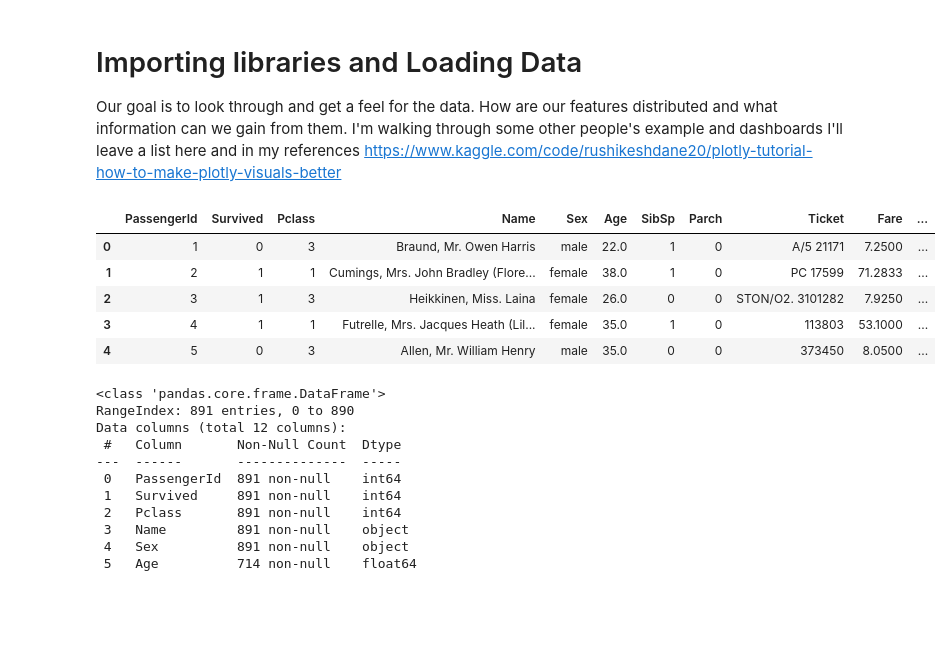
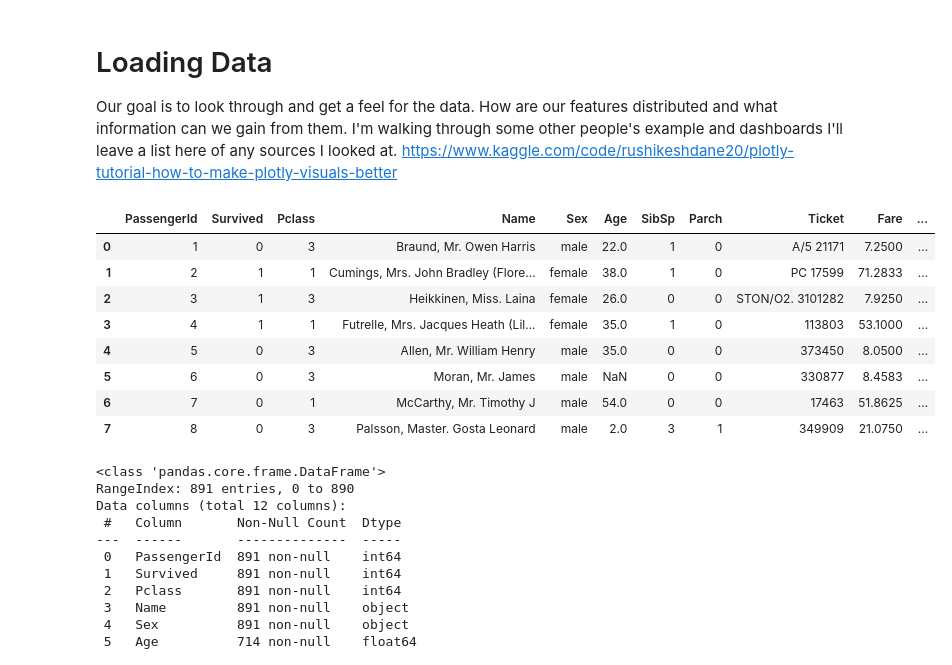
Before and after one commit to AlexBYork/TitanicDataProject, a Jupyter notebook: Vis_exploration_titanic.ipynb, the cells around one changed output. Cells and saved outputs as stored; diff of their text form; code cells hidden in the pictures; blank space fills up the shorter version.

```diff
--- a/Vis_exploration_titanic.ipynb
+++ b/Vis_exploration_titanic.ipynb
@@ -7,8 +12,9 @@ fatal: destination path 'TitanicDataProject' already exists and is not an empty
 # %% [markdown]
 
-# Importing libraries and Loading Data
+# Loading Data
+
 Our goal is to look through and get a feel for the data. How are our features distributed and what information can we gain from them.
-I'm walking through some other people's example and dashboards I'll leave a list here and in my references
+I'm walking through some other people's example and dashboards I'll leave a list here of any sources I looked at.
 https://www.kaggle.com/code/rushikeshdane20/plotly-tutorial-how-to-make-plotly-visuals-better
 # %%
 import pandas as pd
@@ -18,14 +24,17 @@ import matplotlib as plt
 # %%
 df = pd.read_csv('/content/TitanicDataProject/train (1).csv')
 # %%
-df.head()
+df.head(8)
 # %% [output]
 |  | PassengerId | Survived | Pclass | Name | Sex | Age | SibSp | Parch | Ticket | Fare | ... |
 | 0 | 1 | 0 | 3 | Braund, Mr. Owen Harris | male | 22.0 | 1 | 0 | A/5 21171 | 7.2500 | ... |
 | 1 | 2 | 1 | 1 | Cumings, Mrs. John Bradley (Flore... | female | 38.0 | 1 | 0 | PC 17599 | 71.2833 | ... |
 | 2 | 3 | 1 | 3 | Heikkinen, Miss. Laina | female | 26.0 | 0 | 0 | STON/O2. 3101282 | 7.9250 | ... |
 | 3 | 4 | 1 | 1 | Futrelle, Mrs. Jacques Heath (Lil... | female | 35.0 | 1 | 0 | 113803 | 53.1000 | ... |
 | 4 | 5 | 0 | 3 | Allen, Mr. William Henry | male | 35.0 | 0 | 0 | 373450 | 8.0500 | ... |
+| 5 | 6 | 0 | 3 | Moran, Mr. James | male | NaN | 0 | 0 | 330877 | 8.4583 | ... |
+| 6 | 7 | 0 | 1 | McCarthy, Mr. Timothy J | male | 54.0 | 0 | 0 | 17463 | 51.8625 | ... |
+| 7 | 8 | 0 | 3 | Palsson, Master. Gosta Leonard | male | 2.0 | 3 | 1 | 349909 | 21.0750 | ... |
 # %%
 df.info()
 # %% [output]
```
Also changed, not shown: parts of 10 cells of this notebook.
